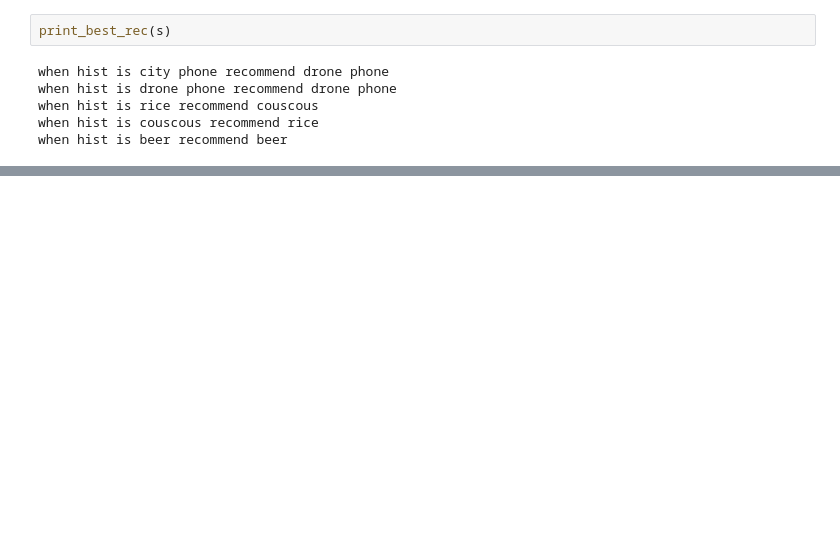
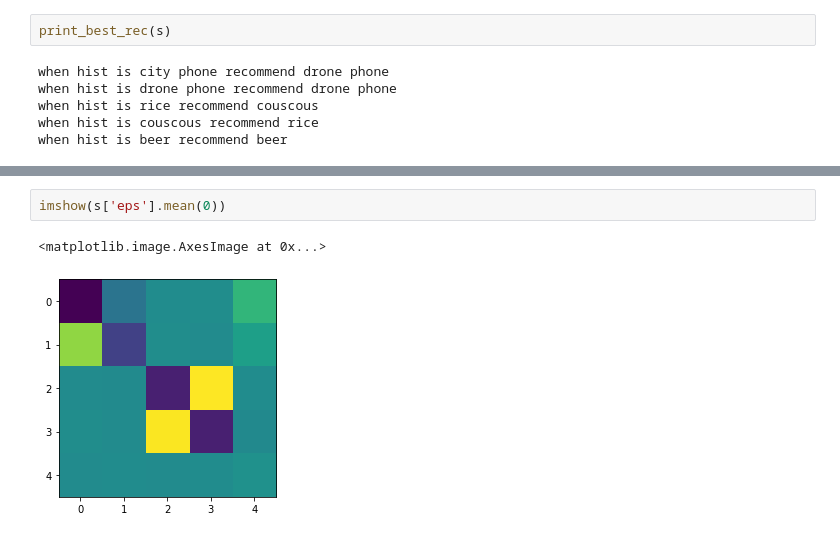
Before and after one commit to nd7141/recsystutorial, a Jupyter notebook: reco_bias_stan_basic_mvn_prior_full_rank.ipynb, the cells around one changed output, grey strips where cells are left out. Drawn from its saved outputs; the diff is of its cells as text; blank space fills up the shorter version.

```diff
--- a/reco_bias_stan_basic_mvn_prior_full_rank.ipynb
+++ b/reco_bias_stan_basic_mvn_prior_full_rank.ipynb
@@ -312,0 +359,5 @@ array([[0.01355588, 0.01606932, 0.00792763, 0.00806825, 0.0079193 ],
+# %%
+imshow(s['eps'].mean(0))
+# %% [output]
+<matplotlib.image.AxesImage at 0x...>
+[figure, added]
```
Also changed, not shown: parts of 14 cells of this notebook.
